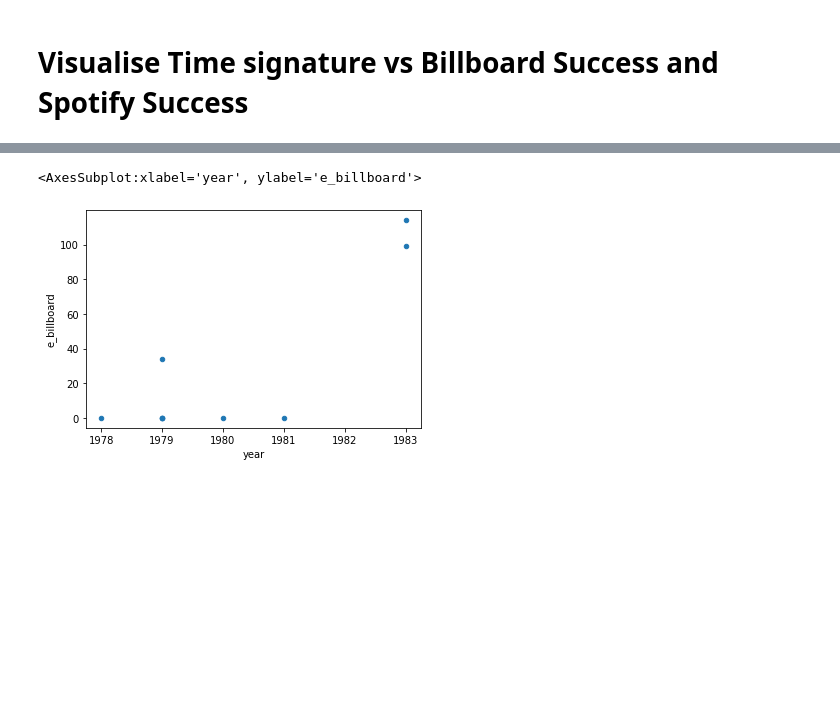
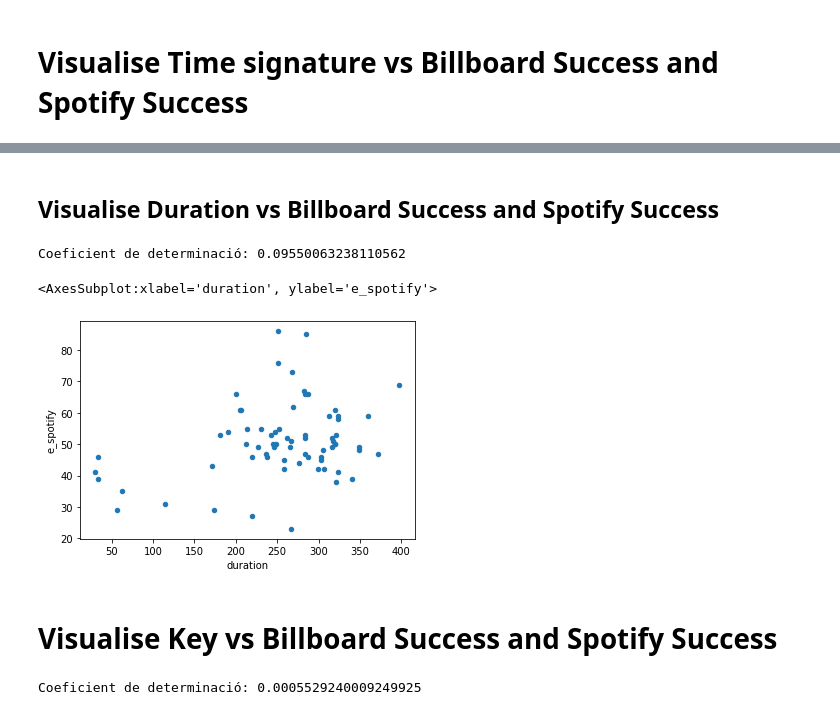
Before and after one commit to pbaldisa/musical-analysis, a Jupyter notebook: data_visualiser.ipynb, the cells around one changed output, grey strips where cells are left out. Saved outputs shown, nothing was run; the diff lists cells and outputs as text; code cells hidden in the pictures; blank space fills up the shorter version.

```diff
--- a/data_visualiser.ipynb
+++ b/data_visualiser.ipynb
@@ -77,0 +118,4 @@ df.plot(x = 'time_signature', y = 'e_spotify', kind = 'scatter')
+# %%
+df = pd.read_csv('./final_data.csv')
+df = df[df['artist_name'] == 'Eminem']
+df.describe()
@@ -78,6 +132,18 @@ df.plot(x = 'time_signature', y = 'e_spotify', kind = 'scatter')
+# %% [markdown]
+<h2>Visualise Duration vs Billboard Success and Spotify Success
+# %%
+model = linear_regression_model(df, 'duration')
+# %% [output]
+Coeficient de determinació: 0.09550063238110562
 # %%
-df.plot(x = 'year', y = 'e_billboard', kind = 'scatter')
-df.plot(x = 'year', y = 'e_spotify', kind = 'scatter')
+#df.plot(x ='duration', y='e_billboard', kind = 'scatter')
+df.plot(x ='duration', y='e_spotify', kind = 'scatter')
 # %% [output]
-<AxesSubplot:xlabel='year', ylabel='e_billboard'>
+<AxesSubplot:xlabel='duration', ylabel='e_spotify'>
-[figure, old version]
+[figure, new version]
+# %% [markdown]
+<h1>Visualise Key vs Billboard Success and Spotify Success
+# %%
+model = linear_regression_model(df, 'key')
+# %% [output]
+Coeficient de determinació: 0.0005529240009249925
```
Also changed, not shown: parts of 37 cells of this notebook, 26 other files.
